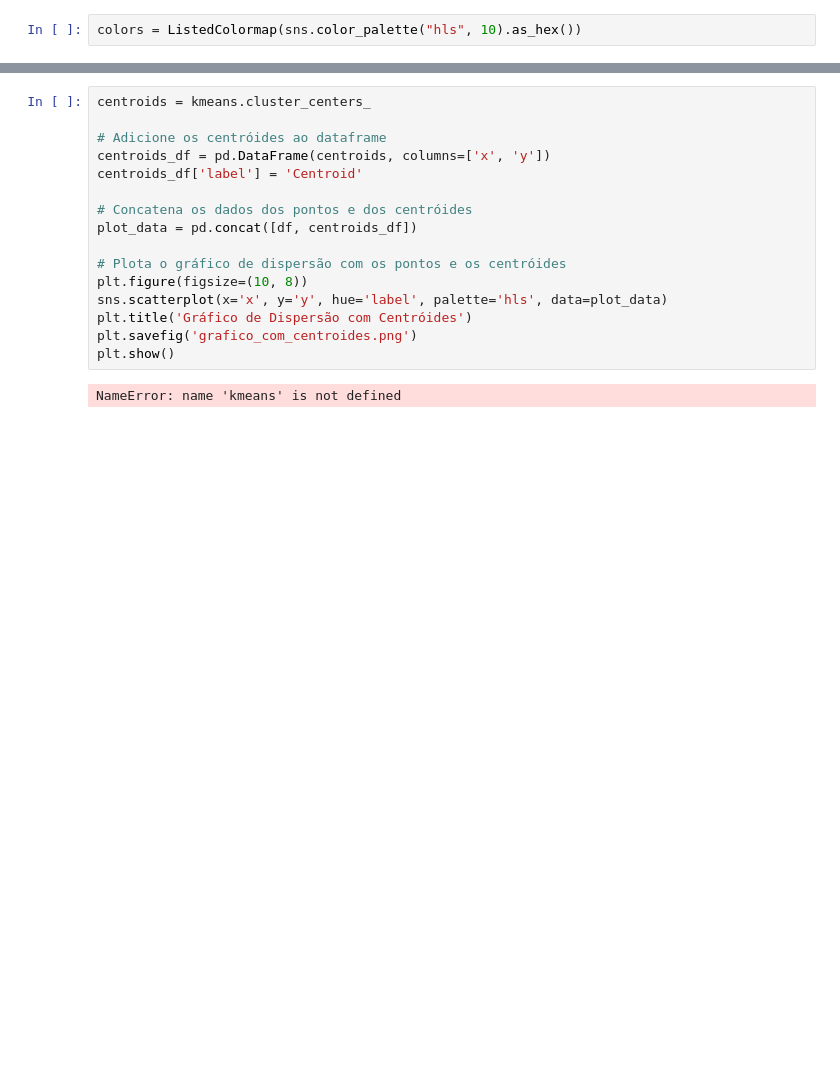
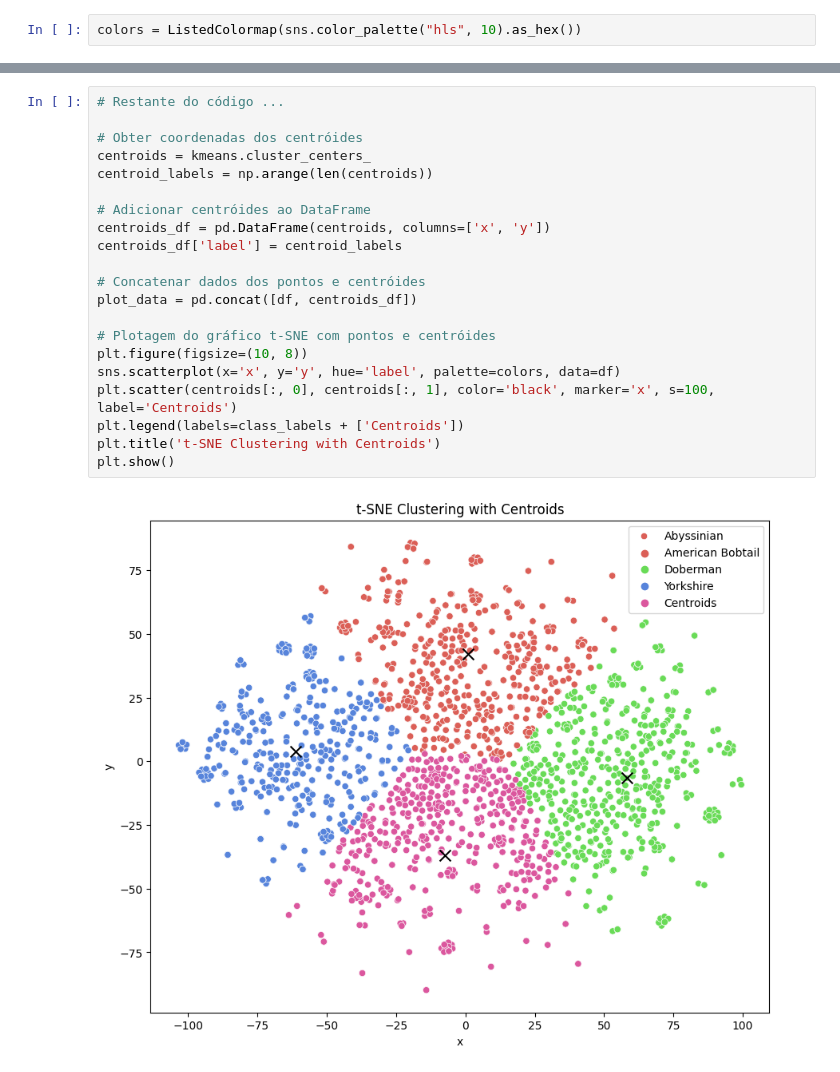
Before and after one commit to jusemarinho/grupo11-4cco-tcc, a Jupyter notebook: src/inteligencia_artificial/clusterizacao.ipynb, the cells around one changed output, grey strips where cells are left out. Cells and saved outputs as stored; diff of their text form; blank space fills up the shorter version.

```diff
--- a/src/inteligencia_artificial/clusterizacao.ipynb
+++ b/src/inteligencia_artificial/clusterizacao.ipynb
@@ -59,18 +91,23 @@ plt.savefig('grafico_seaborn.png')
 # %%
+# Restante do código ...
+
+# Obter coordenadas dos centróides
 centroids = kmeans.cluster_centers_
+centroid_labels = np.arange(len(centroids))
 
-# Adicione os centróides ao dataframe
+# Adicionar centróides ao DataFrame
 centroids_df = pd.DataFrame(centroids, columns=['x', 'y'])
-centroids_df['label'] = 'Centroid'
+centroids_df['label'] = centroid_labels
 
-# Concatena os dados dos pontos e dos centróides
+# Concatenar dados dos pontos e centróides
 plot_data = pd.concat([df, centroids_df])
 
-# Plota o gráfico de dispersão com os pontos e os centróides
+# Plotagem do gráfico t-SNE com pontos e centróides
 plt.figure(figsize=(10, 8))
-sns.scatterplot(x='x', y='y', hue='label', palette='hls', data=plot_data)
-plt.title('Gráfico de Dispersão com Centróides')
-plt.savefig('grafico_com_centroides.png')
+sns.scatterplot(x='x', y='y', hue='label', palette=colors, data=df)
+plt.scatter(centroids[:, 0], centroids[:, 1], color='black', marker='x', s=100, label='Centroids')
+plt.legend(labels=class_labels + ['Centroids'])
+plt.title('t-SNE Clustering with Centroids')
 plt.show()
 # %% [output]
-NameError: name 'kmeans' is not defined
+[figure, added]
```
Also changed, not shown: parts of 15 cells of this notebook, 2 other files.
